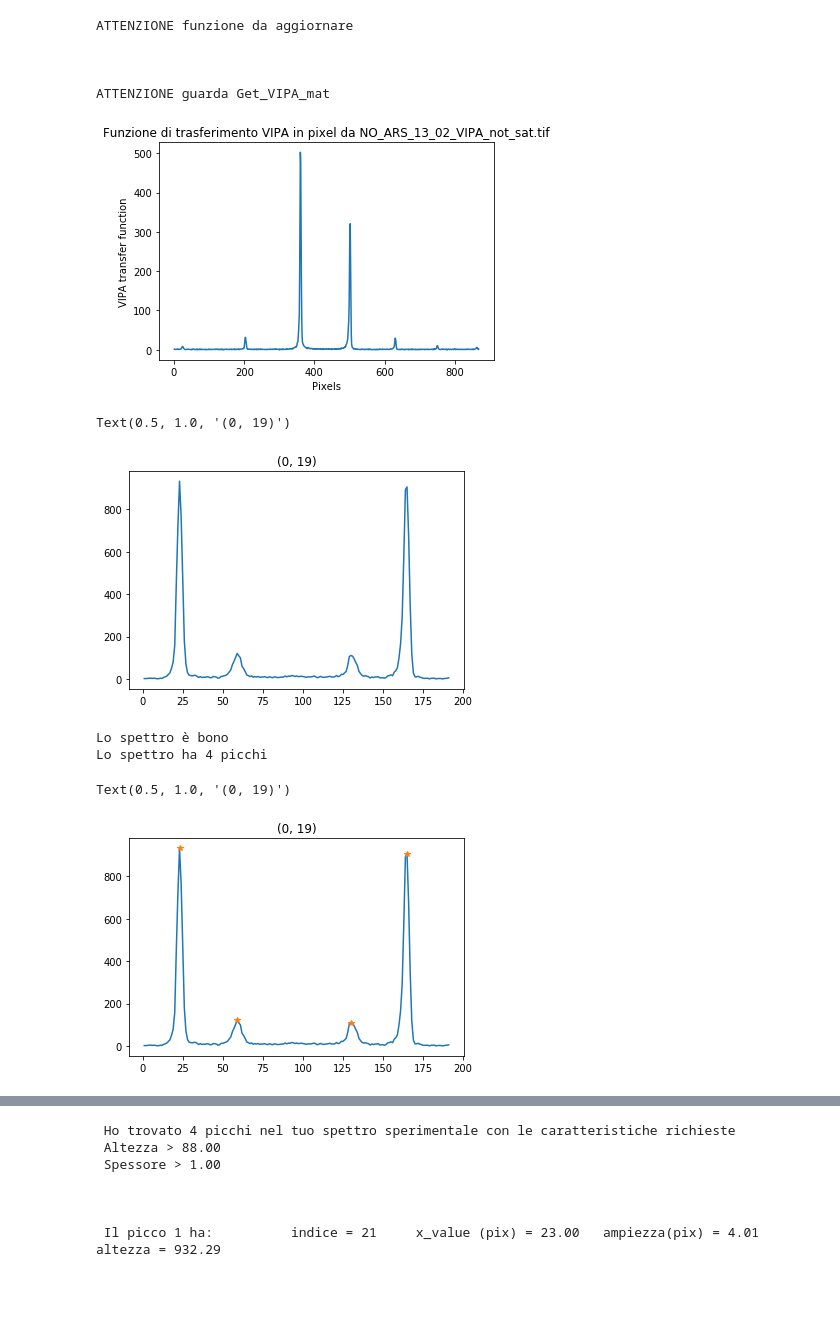
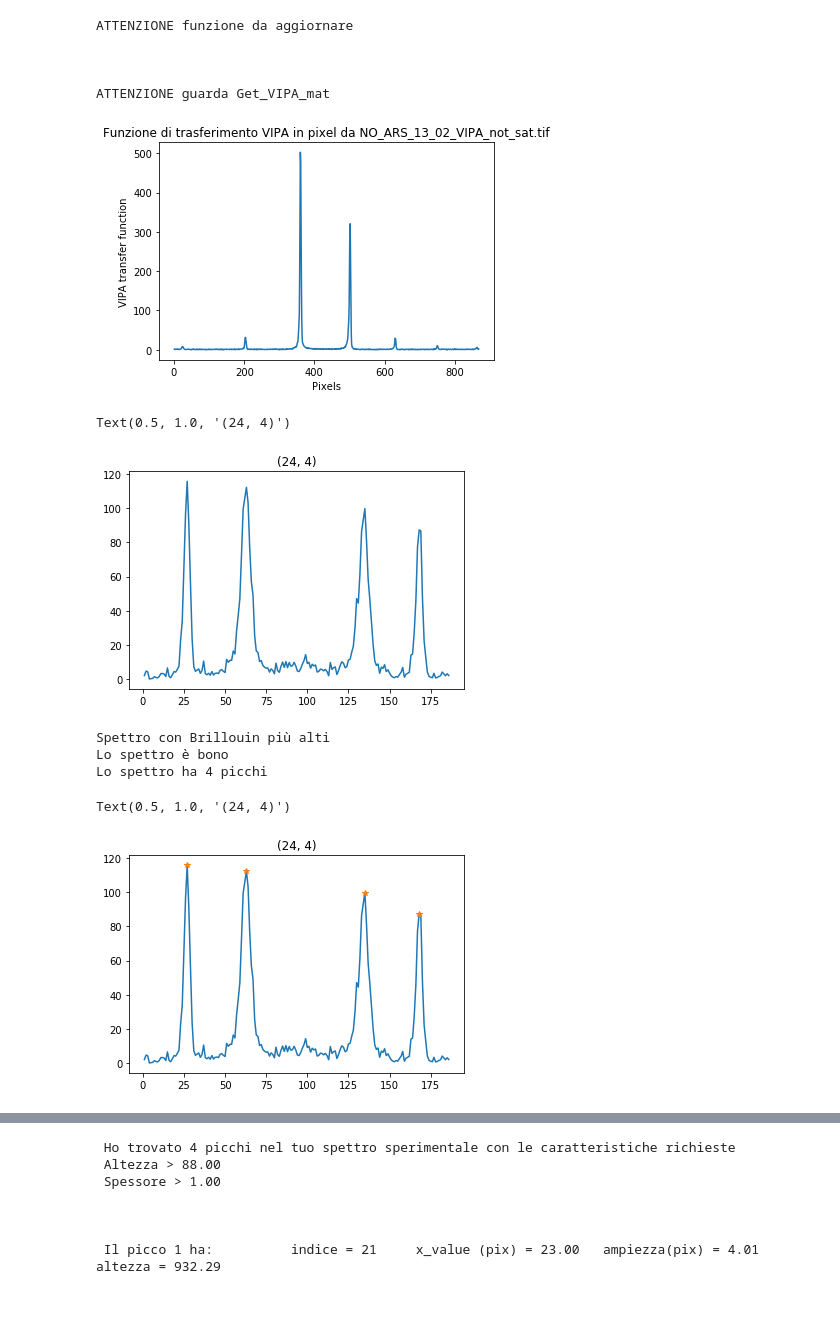
Before and after one commit to flautodipan/Python_Libraries, a Jupyter notebook: Experimentum_single.ipynb, the cells around one changed output, grey strips where cells are left out. Drawn from its saved outputs; the diff is of its cells as text; code cells hidden in the pictures.

```diff
--- a/Experimentum_single.ipynb
+++ b/Experimentum_single.ipynb
@@ -14,8 +14,8 @@ import  matplotlib.pyplot   as      plt
 import  time
 
 #I/O
-now_path            =   '../BRILLOUIN/TDP43/ARS_13_02/'
-spectra_filename    =   'ARS_13_02'
+now_path        =   '../BRILLOUIN/TDP43/NO_ARS_13_02/'
+spectra_filename    =   'NO_ARS_13_02'
 VIPA_filename       =   'NO_ARS_13_02_VIPA_not_sat.tif'
 
 
@@ -23,10 +23,10 @@ log_file            =   'log_'+spectra_filename
 analysis_dir       =   'analysis_best/'
 
 #operatives
-syg_kwargs          =   {'height': 80, 'distance': 31, 'width': 3.}
+syg_kwargs          =   {'height': 20, 'distance': 20, 'width': 3.}
 syg_kwargs_VIPA     =   {'distance':70, 'width': 1}
-syg_kwargs_brill    =  {'height': 18, 'distance': 31, 'width': 3.}
-VIPA_treshold       =   6
+syg_kwargs_brill    =  {'height': 15.8, 'distance': 25, 'width': 3.}
+VIPA_treshold       =   8
 sat_height          =   50000
 sat_width           =   13.5
 
@@ -43,26 +43,26 @@ cols_real   = ('Co', 'Omega', 'Gamma', 'Delta', 'tau', 'delta_position', 'delta_
 cols_gauss  = ( 'A', 'mu', 'sigma')
 # %%
 #0) importo dati e inizializzo oggetti
-i   =   0
-j   =   19
+i   =   24
+j   =   4
 y    =   Import_from_Matlab(spectra_filename, now_path, var_name = 'y3')[i][j]
 Data    =   Exp.Spectrum(name = str((i,j)))
 Data.Get_Spectrum(y = np.resize(y, np.max(y.shape)), offset = 183., cut = pre_cut, cut_range = (10, 175))
 Data.Get_Spectrum_Peaks(**syg_kwargs)
 Data.Get_VIPA_tif(VIPA_filename, now_path, fig = 'VIPA_img', save_path = now_path)
 
 plt.figure()
 plt.plot(Data.x, Data.y)
 plt.title(str((i,j)))
 # %% [output]
 ATTENZIONE funzione da aggiornare
 
 
 
 ATTENZIONE guarda Get_VIPA_mat
 [figure]
-Text(0.5, 1.0, '(0, 19)')
+Text(0.5, 1.0, '(24, 4)')
-[figure, old version]
+[figure, new version]
 # %%
 #1) Classificazione e visualizzazione spettro
 check = Data.Check_Spectrum_Saturation(saturation_height = sat_height, saturation_width = sat_width)
@@ -89,10 +89,11 @@ plt.plot(Data.x, Data.y)
 plt.plot(Data.x[Data.peaks['idx']], Data.y[Data.peaks['idx']], '*')
 plt.title(str((i,j)))
 # %% [output]
+Spettro con Brillouin più alti
 Lo spettro è bono
 Lo spettro ha 4 picchi
-Text(0.5, 1.0, '(0, 19)')
+Text(0.5, 1.0, '(24, 4)')
-[figure, old version]
+[figure, new version]
 # %%
 #2) Operazioni di conversione in GHz
 
```
Also changed, not shown: parts of 4 cells of this notebook, 2 other files.
